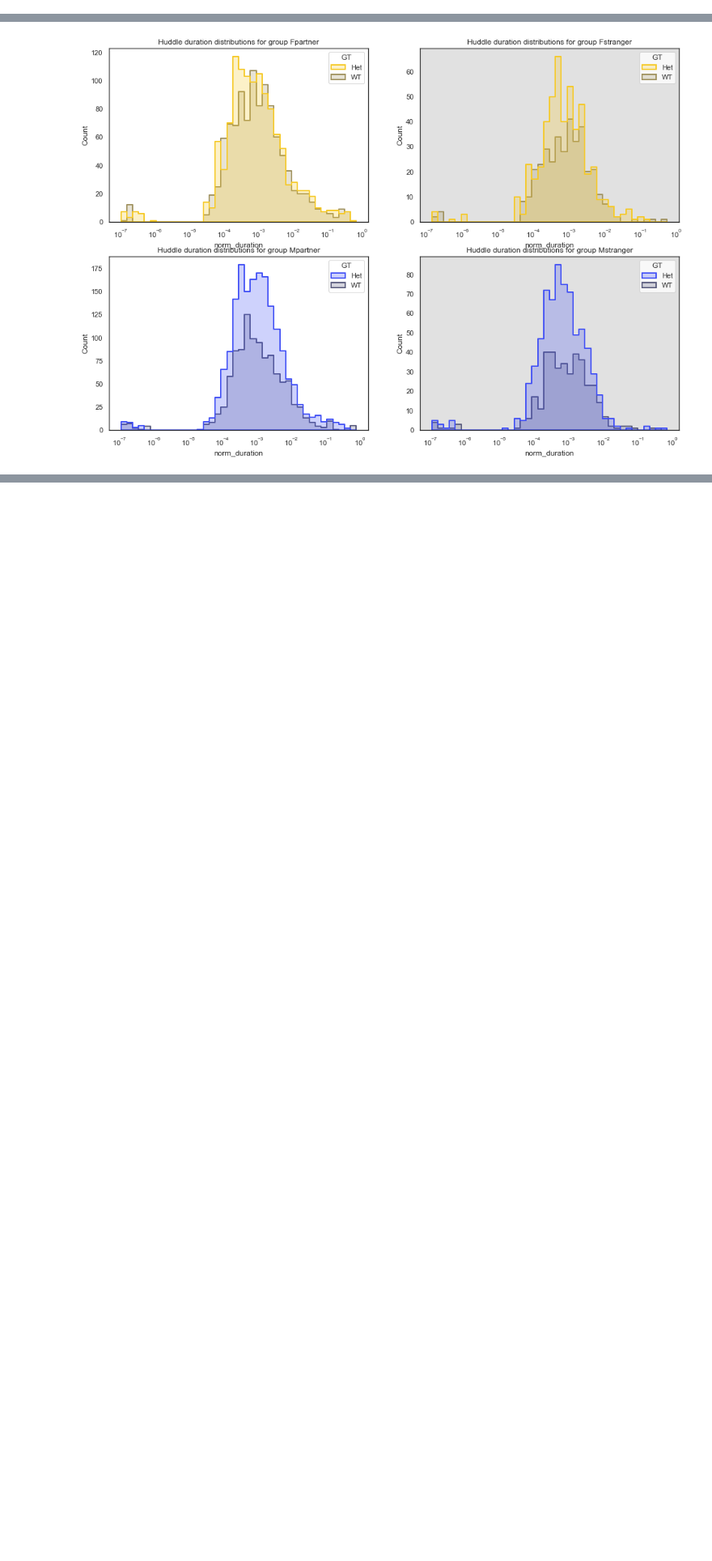
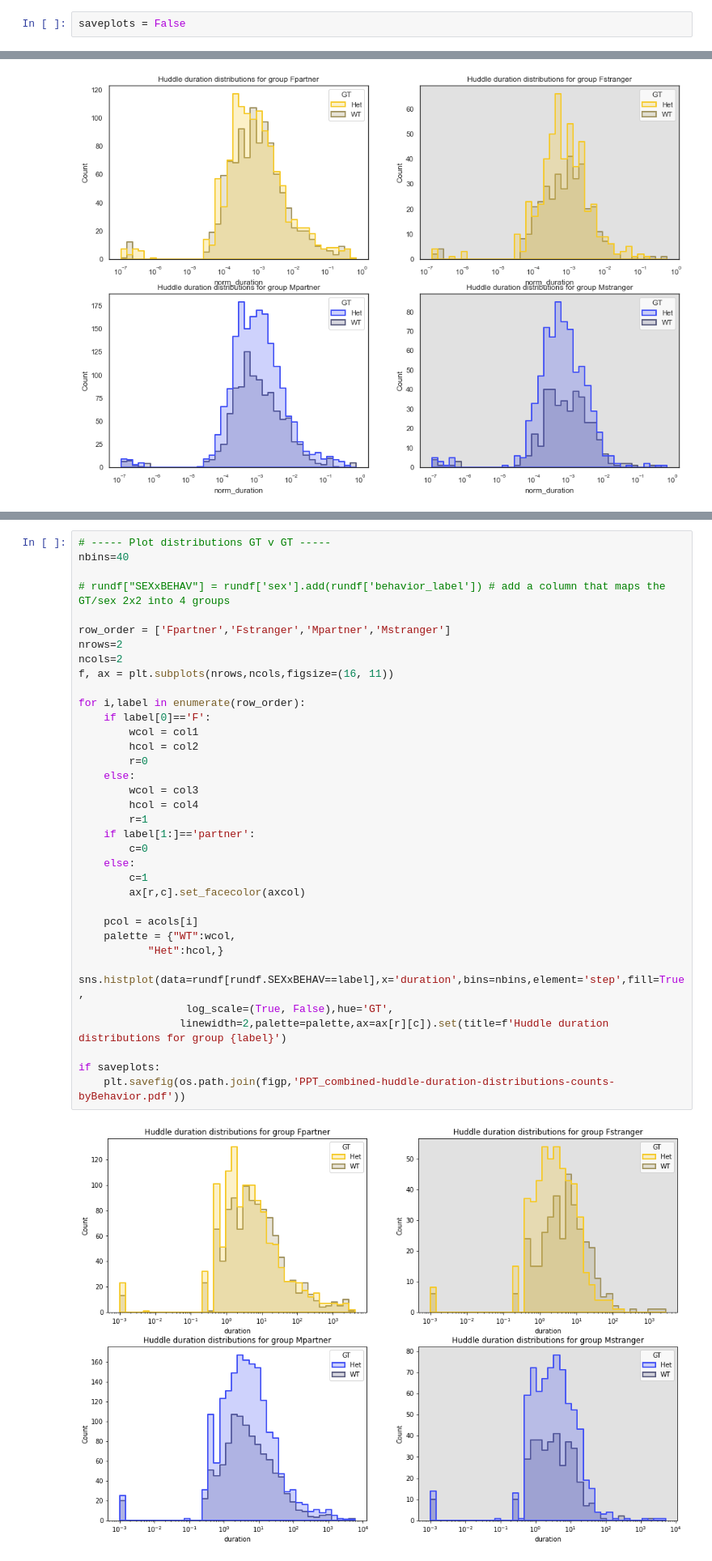
Before and after one commit to nhoglen/scn2a-paper-GWJSNH-code, a Jupyter notebook: scratch_huddleLength.ipynb, the cells around one changed output, grey strips where cells are left out. Shown at 81% size. Drawn from its saved outputs; the diff is of its cells as text; blank space fills up the shorter version.

```diff
--- a/scratch_huddleLength.ipynb
+++ b/scratch_huddleLength.ipynb
@@ -242,6 +292,8 @@ for i,label in enumerate(row_order):
 [figure]
 [figure]
 [figure]
+# %%
+saveplots = False
 # %%
 # ----- Plot duration distributions in split violin plots -----
 
@@ -384,3 +507,40 @@ if saveplots:
+# %%
+# ----- Plot distributions GT v GT -----
+nbins=40
+
+# rundf["SEXxBEHAV"] = rundf['sex'].add(rundf['behavior_label']) # add a column that maps the GT/sex 2x2 into 4 groups
+
+row_order = ['Fpartner','Fstranger','Mpartner','Mstranger']
+nrows=2
+ncols=2
+f, ax = plt.subplots(nrows,ncols,figsize=(16, 11))
+
+for i,label in enumerate(row_order):
+    if label[0]=='F':
+        wcol = col1
+        hcol = col2
+        r=0
+    else:
+        wcol = col3
+        hcol = col4
+        r=1
+    if label[1:]=='partner':
+        c=0
+    else:
+        c=1
+        ax[r,c].set_facecolor(axcol)
+
+    pcol = acols[i]
+    palette = {"WT":wcol,
+           "Het":hcol,}
+    sns.histplot(data=rundf[rundf.SEXxBEHAV==label],x='duration',bins=nbins,element='step',fill=True,
+                 log_scale=(True, False),hue='GT',
+                linewidth=2,palette=palette,ax=ax[r][c]).set(title=f'Huddle duration distributions for group {label}')
+
+if saveplots:
+    plt.savefig(os.path.join(figp,'PPT_combined-huddle-duration-distributions-counts-byBehavior.pdf'))
+# %% [output]
+[figure, added]
 # %%
 # ----- Plot distributions GT v GT -----
 
```
Also changed, not shown: parts of 30 cells of this notebook, 1 other file.
